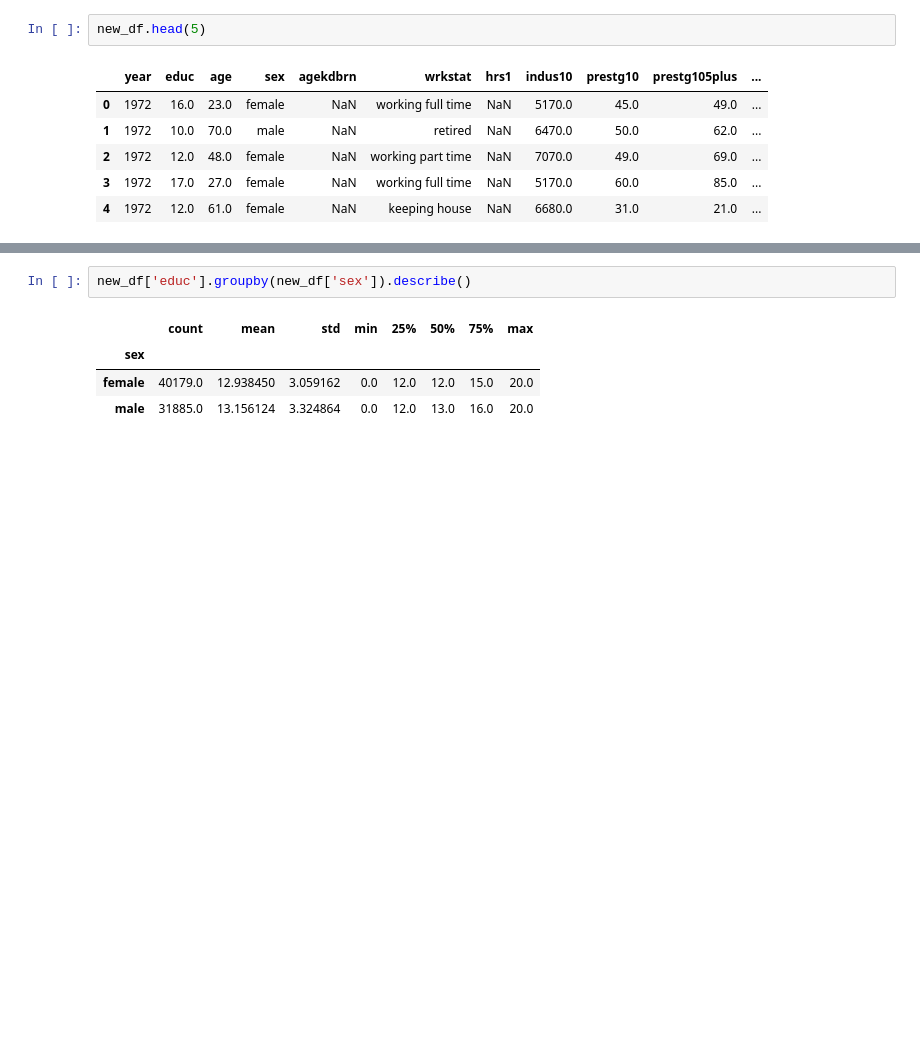
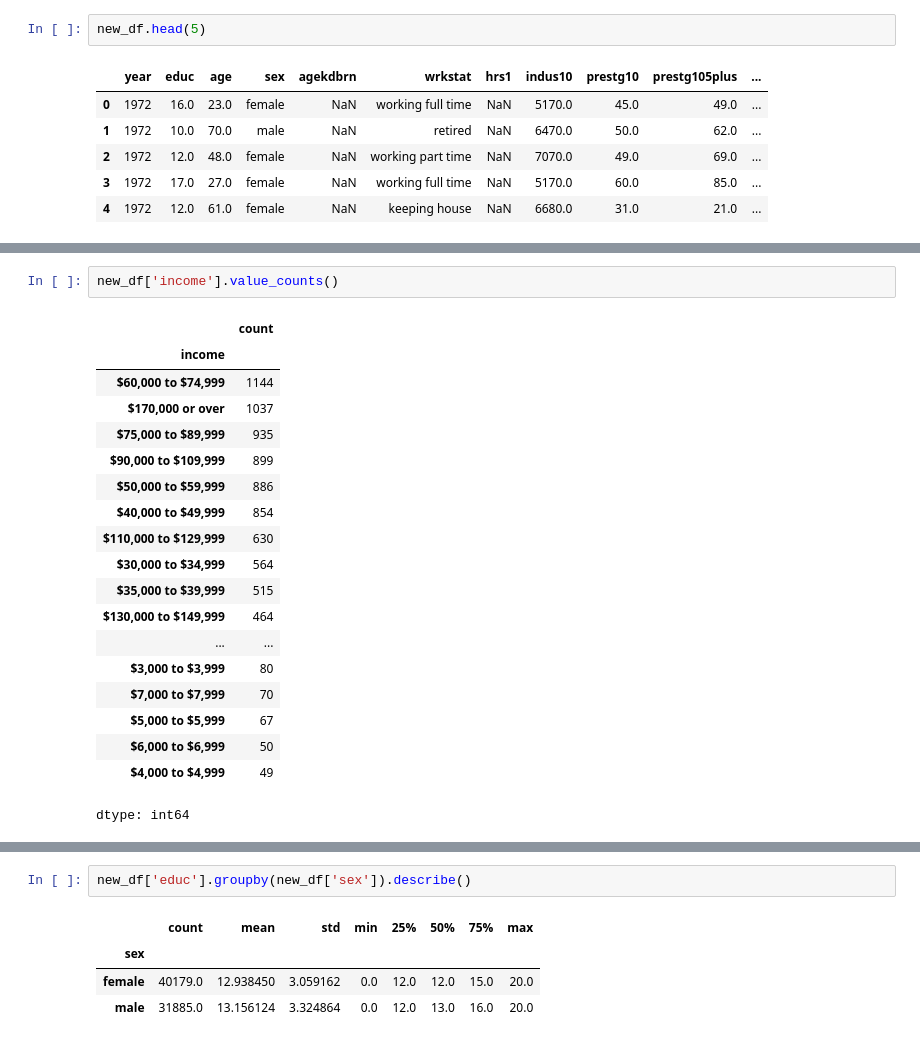
Before and after one commit to fwx5ax/EDA, a Jupyter notebook: lab/get_gss.ipynb, the cells around one changed output, grey strips where cells are left out. Drawn from its saved outputs; the diff is of its cells as text; blank space fills up the shorter version.

```diff
--- a/lab/get_gss.ipynb
+++ b/lab/get_gss.ipynb
@@ -130,3 +133,25 @@ new_df.head()
 | 2 | 1972 | 12.0 | 48.0 | female | NaN | working part time | NaN | 49.0 | married | ... |
 | 3 | 1972 | 17.0 | 27.0 | female | NaN | working full time | NaN | 60.0 | married | ... |
 | 4 | 1972 | 12.0 | 61.0 | female | NaN | keeping house | NaN | 31.0 | married | ... |
+# %%
+new_df['income'].value_counts()
+# %% [output]
+|  | count |
+| income |  |
+| $60,000 to $74,999 | 1144 |
+| $170,000 or over | 1037 |
+| $75,000 to $89,999 | 935 |
+| $90,000 to $109,999 | 899 |
+| $50,000 to $59,999 | 886 |
+| $40,000 to $49,999 | 854 |
+| $110,000 to $129,999 | 630 |
+| $30,000 to $34,999 | 564 |
+| $35,000 to $39,999 | 515 |
+| $130,000 to $149,999 | 464 |
+| ... | ... |
+| $3,000 to $3,999 | 80 |
+| $7,000 to $7,999 | 70 |
+| $5,000 to $5,999 | 67 |
+| $6,000 to $6,999 | 50 |
+| $4,000 to $4,999 | 49 |
+dtype: int64
```
Also changed, not shown: parts of 15 cells of this notebook.
